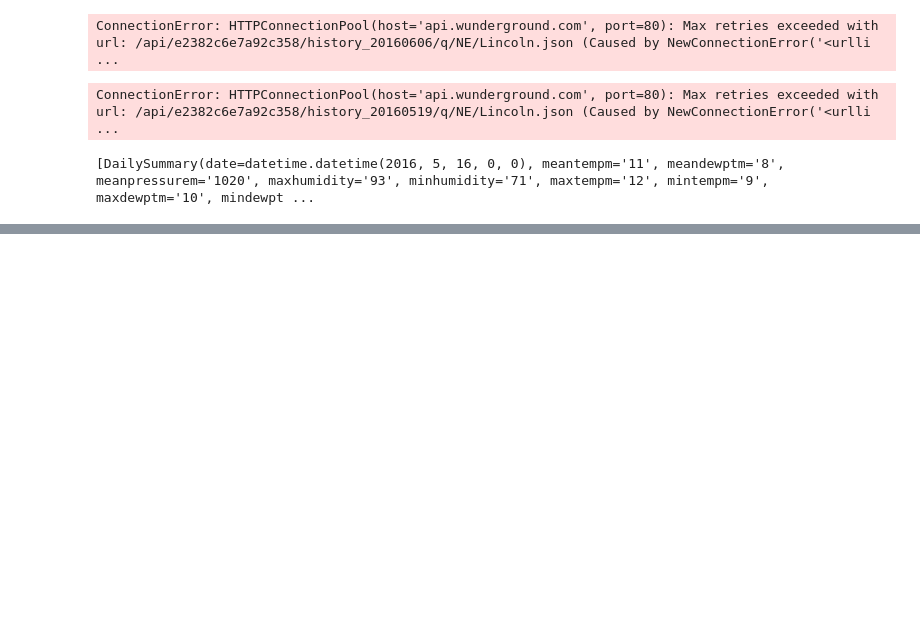
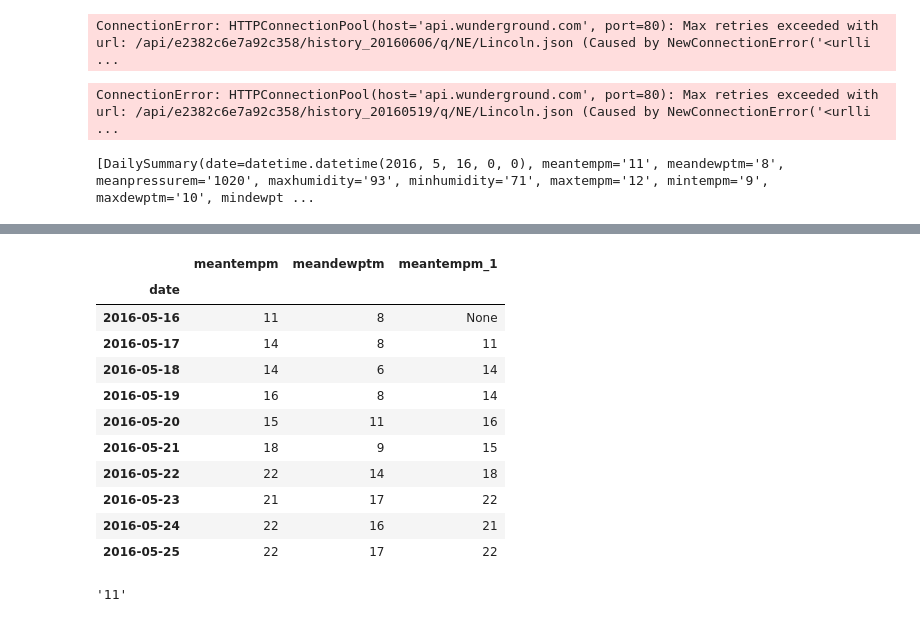
Before and after one commit to suyash0103/Weather-Predict, a Jupyter notebook: predict-jn.ipynb, the cells around one changed output, grey strips where cells are left out. Drawn from its saved outputs; the diff is of its cells as text; code cells hidden in the pictures; blank space fills up the shorter version.

Commit message:
Derive one day prior feature

```diff
--- a/predict-jn.ipynb
+++ b/predict-jn.ipynb
@@ -229,3 +229,6 @@ print (records)
 [DailySummary(date=datetime.datetime(2016, 5, 16, 0, 0), meantempm='11', meandewptm='8', meanpressurem='1020', maxhumidity='93', minhumidity='71', maxtempm='12', mintempm='9', maxdewptm='10', mindewpt ...
 # %%
 df = pd.DataFrame(records, columns=features).set_index('date')
+# %%
+tmp = df[['meantempm', 'meandewptm']].head(10)
+tmp
@@ -231,0 +270,36 @@ df = pd.DataFrame(records, columns=features).set_index('date')
+# %%
+# 1 day prior
+N = 1
+
+# target measurement of mean temperature
+feature = 'meantempm'
+
+# total number of rows
+rows = tmp.shape[0]
+
+# a list representing Nth prior measurements of feature
+# notice that the front of the list needs to be padded with N
+# None values to maintain the constistent rows length for each N
+nth_prior_measurements = [None]*N + [tmp[feature][i-N] for i in range(N, rows)]
+
+# make a new column name of feature_N and add to DataFrame
+col_name = "{}_{}".format(feature, N)
+tmp[col_name] = nth_prior_measurements
+tmp
+# %% [output]
+|  | meantempm | meandewptm | meantempm_1 |
+| date |  |  |  |
+| 2016-05-16 | 11 | 8 | None |
+| 2016-05-17 | 14 | 8 | 11 |
+| 2016-05-18 | 14 | 6 | 14 |
+| 2016-05-19 | 16 | 8 | 14 |
+| 2016-05-20 | 15 | 11 | 16 |
+| 2016-05-21 | 18 | 9 | 15 |
+| 2016-05-22 | 22 | 14 | 18 |
+| 2016-05-23 | 21 | 17 | 22 |
+| 2016-05-24 | 22 | 16 | 21 |
+| 2016-05-25 | 22 | 17 | 22 |
+# %%
+tmp[feature][0]
+# %% [output]
+'11'
```
Also changed, not shown: parts of 3 cells of this notebook.
